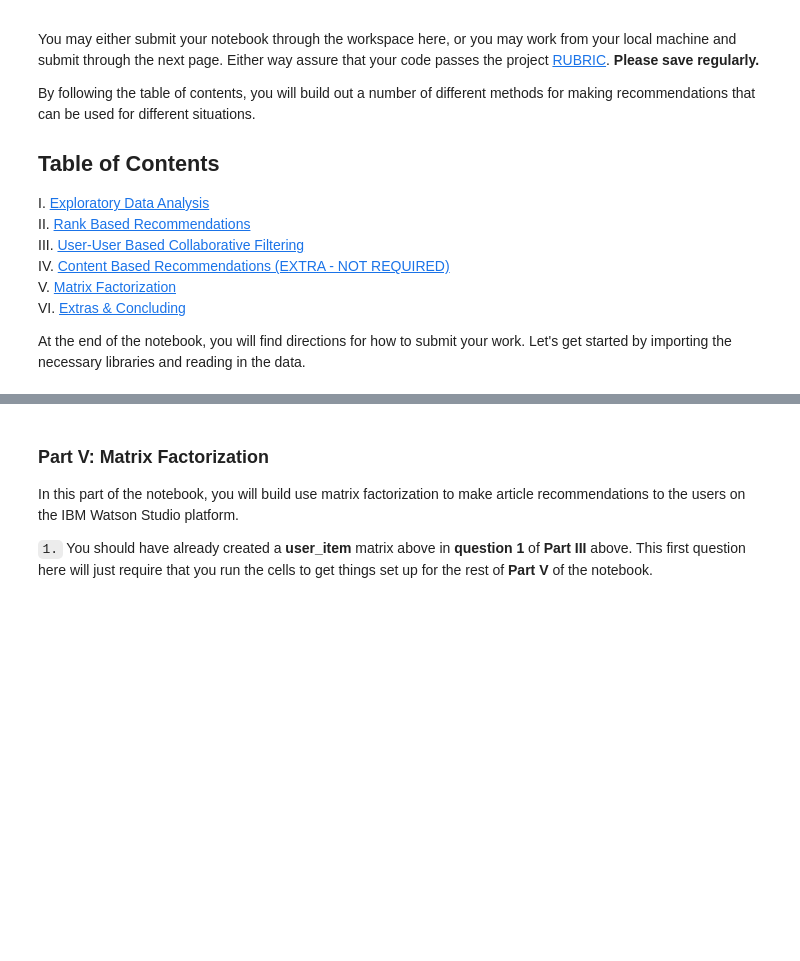
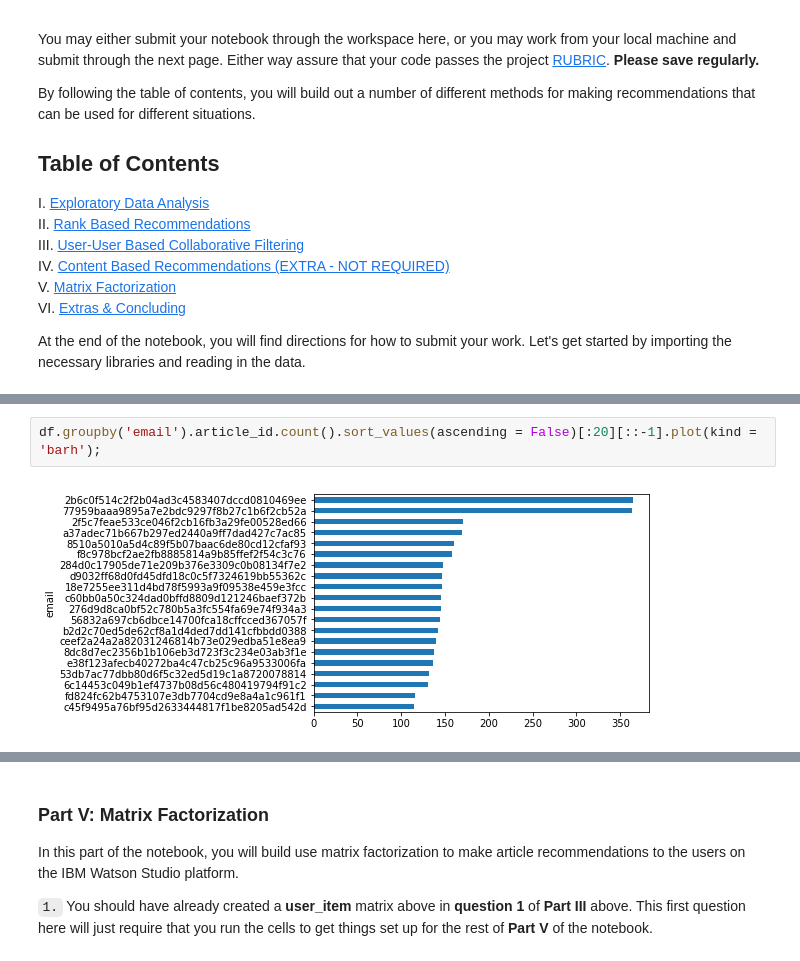
Before and after one commit to ilknurCakir/Recommendations-with-IBM, a Jupyter notebook: Recommendations_with_IBM.ipynb, the cells around one changed output, grey strips where cells are left out. Saved outputs shown, nothing was run; the diff lists cells and outputs as text; blank space fills up the shorter version.

```diff
--- a/Recommendations_with_IBM.ipynb
+++ b/Recommendations_with_IBM.ipynb
@@ -43,0 +112,4 @@ df.head()
+# %%
+df.groupby('email').article_id.count().sort_values(ascending = False)[:20][::-1].plot(kind = 'barh');
+# %% [output]
+[figure, added]
```
Also changed, not shown: parts of 44 cells of this notebook.
